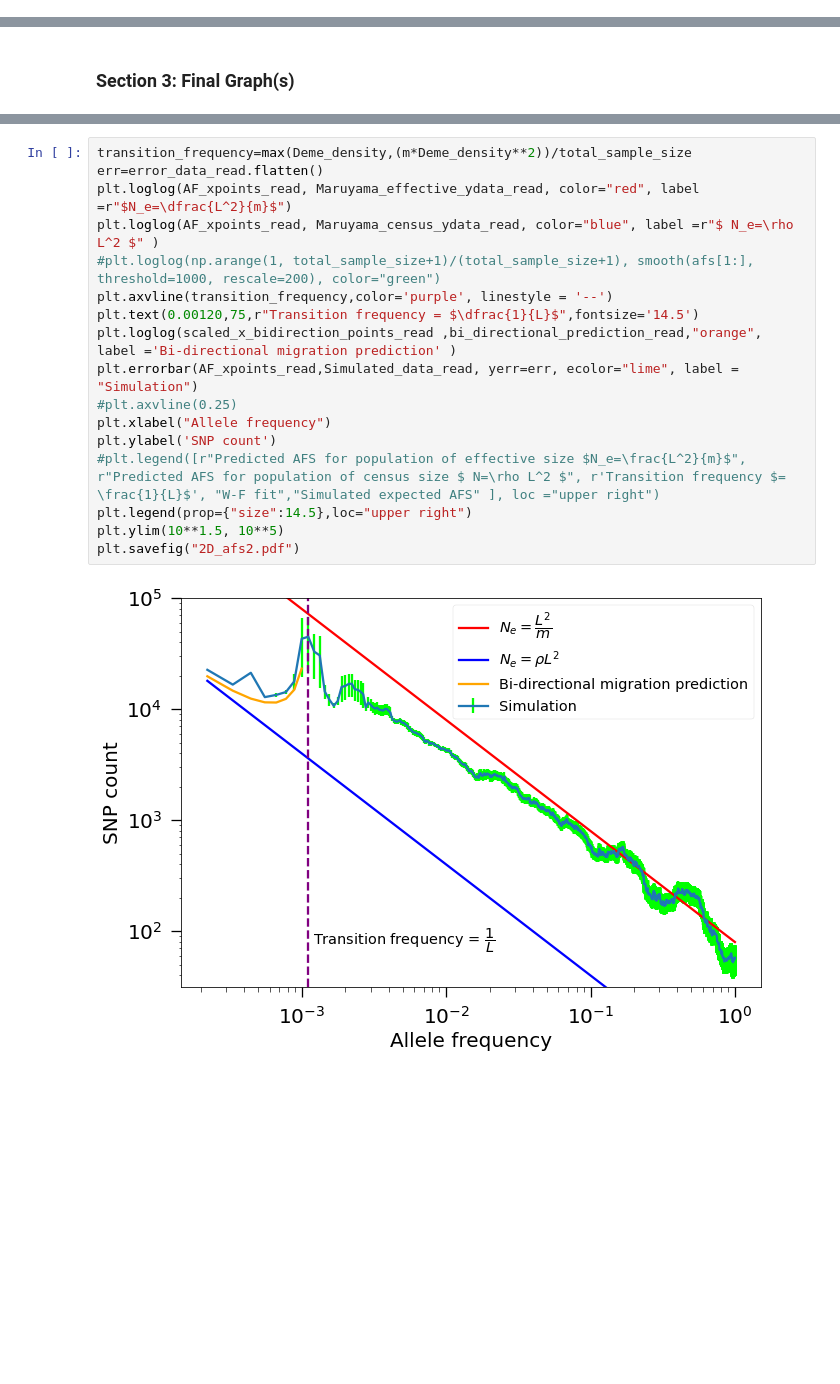
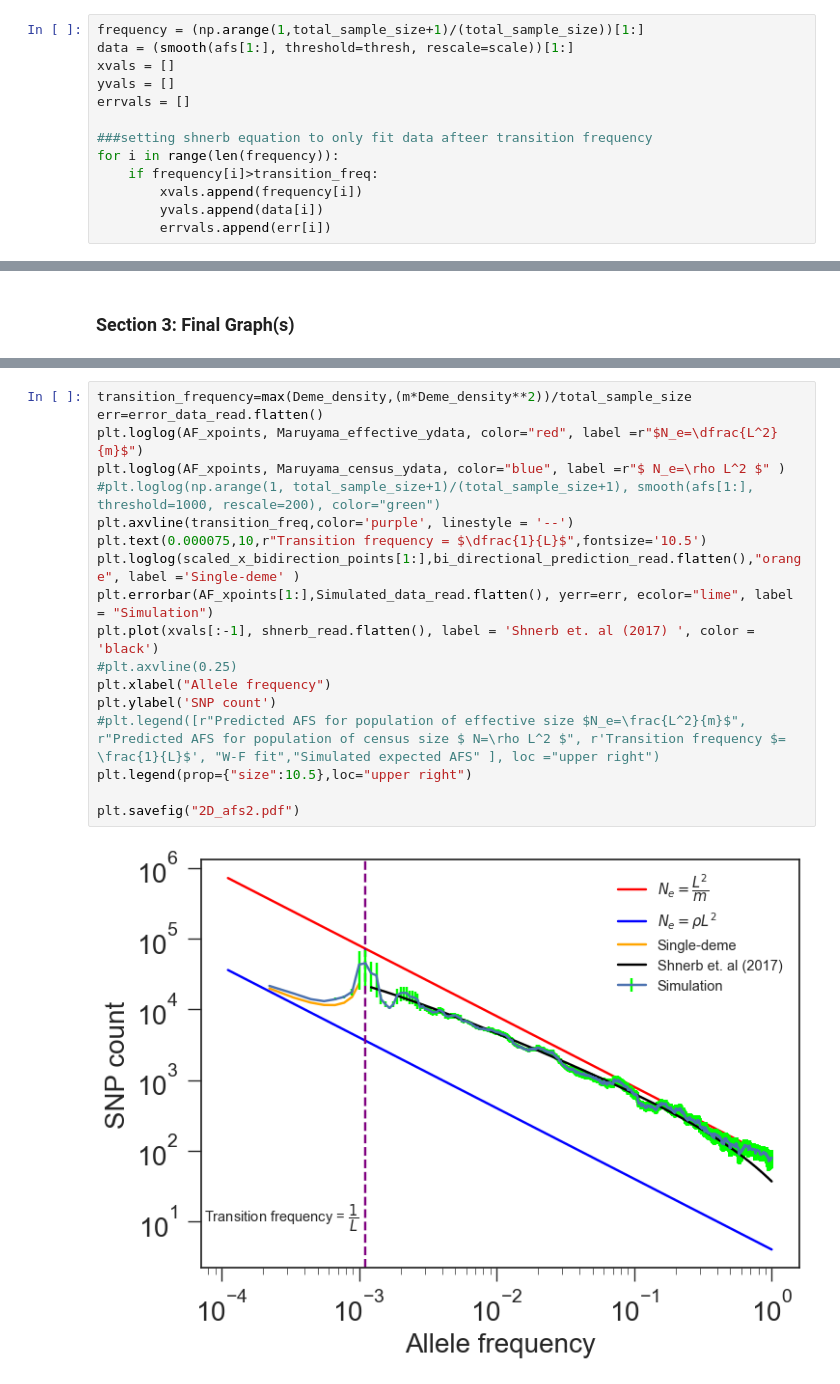
Before and after one commit to weissmanlab/Genetic_Diversity_Space, a Jupyter notebook: 2D_Toroidal_Simulation/2D_Toroidal_Simulation.ipynb, the cells around one changed output, grey strips where cells are left out. Saved outputs shown, nothing was run; the diff lists cells and outputs as text; blank space fills up the shorter version.

```diff
--- a/2D_Toroidal_Simulation/2D_Toroidal_Simulation.ipynb
+++ b/2D_Toroidal_Simulation/2D_Toroidal_Simulation.ipynb
@@ -248,0 +173,13 @@ pre_factor=eff_data[0]/Effective_dist[0]
+# %%
+frequency = (np.arange(1,total_sample_size+1)/(total_sample_size))[1:]
+data = (smooth(afs[1:], threshold=thresh, rescale=scale))[1:]
+xvals = []
+yvals = []
+errvals = []
+
+###setting shnerb equation to only fit data afteer transition frequency
+for i in range(len(frequency)):
+    if frequency[i]>transition_freq:
+        xvals.append(frequency[i])
+        yvals.append(data[i])
+        errvals.append(err[i])
@@ -292,19 +268,20 @@ scaled_x_bidirection_points_read=np.array(pd.read_csv('2D_scaled_x_bidirection_p
 # %%
 transition_frequency=max(Deme_density,(m*Deme_density**2))/total_sample_size
 err=error_data_read.flatten()
-plt.loglog(AF_xpoints_read, Maruyama_effective_ydata_read, color="red", label =r"$N_e=\dfrac{L^2}{m}$")
-plt.loglog(AF_xpoints_read, Maruyama_census_ydata_read, color="blue", label =r"$ N_e=\rho L^2 $" )
+plt.loglog(AF_xpoints, Maruyama_effective_ydata, color="red", label =r"$N_e=\dfrac{L^2}{m}$")
+plt.loglog(AF_xpoints, Maruyama_census_ydata, color="blue", label =r"$ N_e=\rho L^2 $" )
 #plt.loglog(np.arange(1, total_sample_size+1)/(total_sample_size+1), smooth(afs[1:], threshold=1000, rescale=200), color="green")
-plt.axvline(transition_frequency,color='purple', linestyle = '--')
-plt.text(0.00120,75,r"Transition frequency = $\dfrac{1}{L}$",fontsize='14.5')
-plt.loglog(scaled_x_bidirection_points_read ,bi_directional_prediction_read,"orange", label ='Bi-directional migration prediction' )
-plt.errorbar(AF_xpoints_read,Simulated_data_read, yerr=err, ecolor="lime", label = "Simulation")
+plt.axvline(transition_freq,color='purple', linestyle = '--')
+plt.text(0.000075,10,r"Transition frequency = $\dfrac{1}{L}$",fontsize='10.5')
+plt.loglog(scaled_x_bidirection_points[1:],bi_directional_prediction_read.flatten(),"orange", label ='Single-deme' )
+plt.errorbar(AF_xpoints[1:],Simulated_data_read.flatten(), yerr=err, ecolor="lime", label = "Simulation")
+plt.plot(xvals[:-1], shnerb_read.flatten(), label = 'Shnerb et. al (2017) ', color = 'black')
 #plt.axvline(0.25)
 plt.xlabel("Allele frequency")
 plt.ylabel('SNP count')
 #plt.legend([r"Predicted AFS for population of effective size $N_e=\frac{L^2}{m}$", r"Predicted AFS for population of census size $ N=\rho L^2 $", r'Transition frequency $= \frac{1}{L}$', "W-F fit","Simulated expected AFS" ], loc ="upper right")
-plt.legend(prop={"size":14.5},loc="upper right")
-plt.ylim(10**1.5, 10**5)
+plt.legend(prop={"size":10.5},loc="upper right")
+
 plt.savefig("2D_afs2.pdf")
 # %% [output]
-[figure, old version]
+[figure, new version]
```
Also changed, not shown: parts of 30 cells of this notebook, 1 other file.
